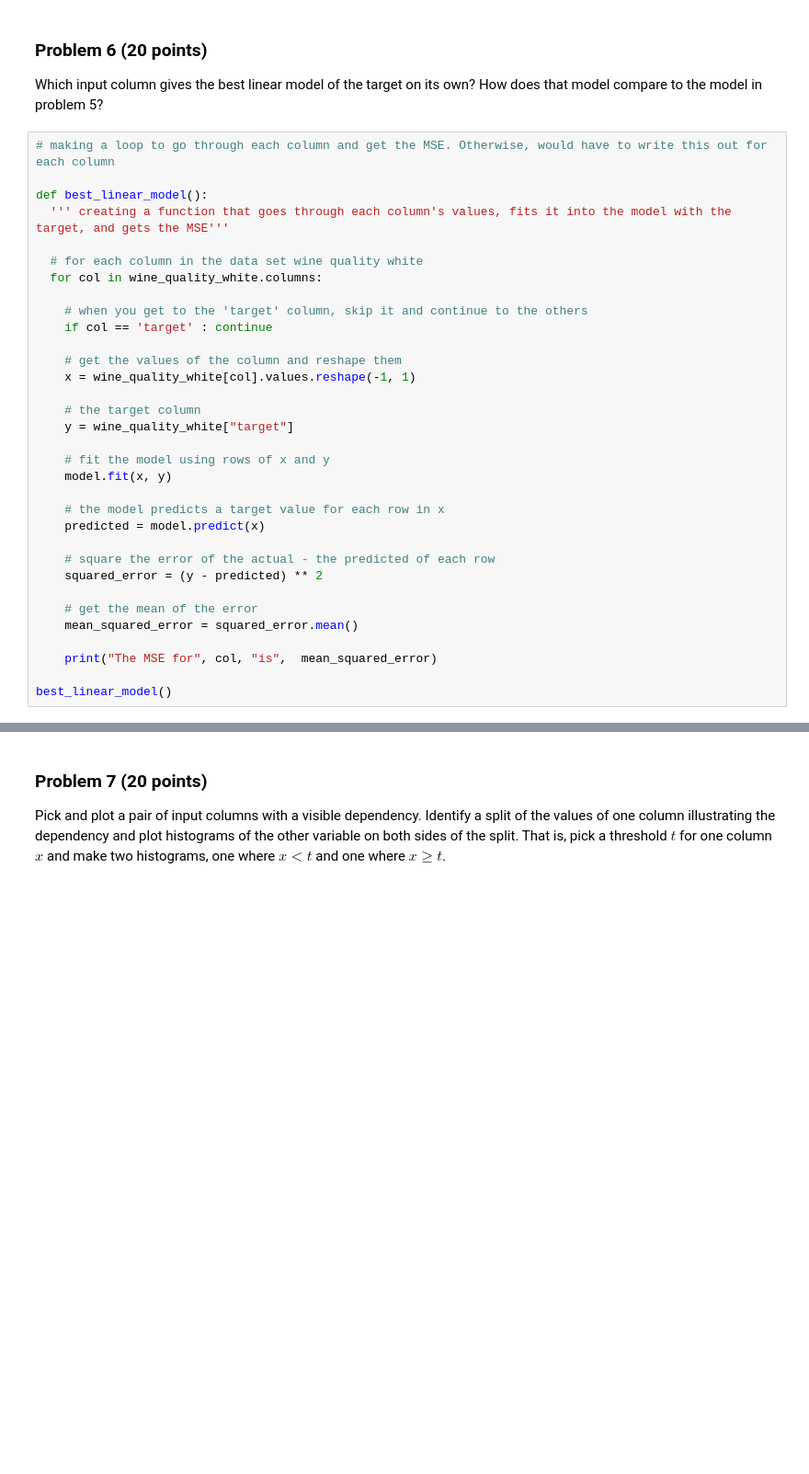
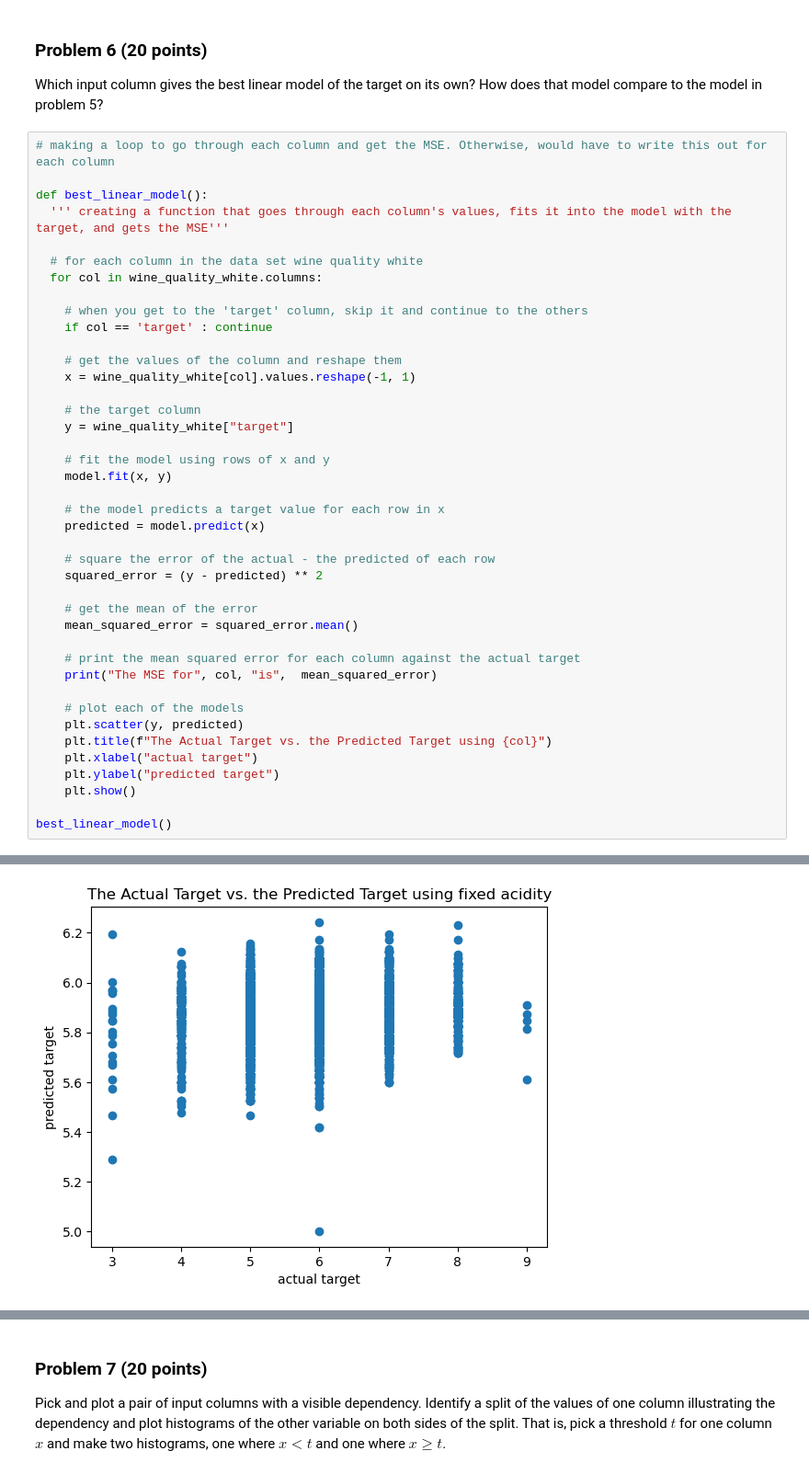
Before and after one commit to keshleem/dx601-final-project, a Jupyter notebook: project.ipynb, the cells around one changed output, grey strips where cells are left out. Shown at 92% size. Saved outputs shown, nothing was run; the diff lists cells and outputs as text; blank space fills up the shorter version.

```diff
--- a/project.ipynb
+++ b/project.ipynb
@@ -423,8 +427,16 @@ def best_linear_model():
     # get the mean of the error
     mean_squared_error = squared_error.mean()
 
+    # print the mean squared error for each column against the actual target
     print("The MSE for", col, "is",  mean_squared_error)
 
+    # plot each of the models
+    plt.scatter(y, predicted)
+    plt.title(f"The Actual Target vs. the Predicted Target using {col}")
+    plt.xlabel("actual target")
+    plt.ylabel("predicted target")
+    plt.show()
+
 best_linear_model()
 # %% [output]
 The MSE for fixed acidity is 0.7740643377514039
@@ -440,0 +443 @@ The MSE for alcohol is 0.6354137863260801
+[figure, added]
```
Also changed, not shown: parts of 15 cells of this notebook.
